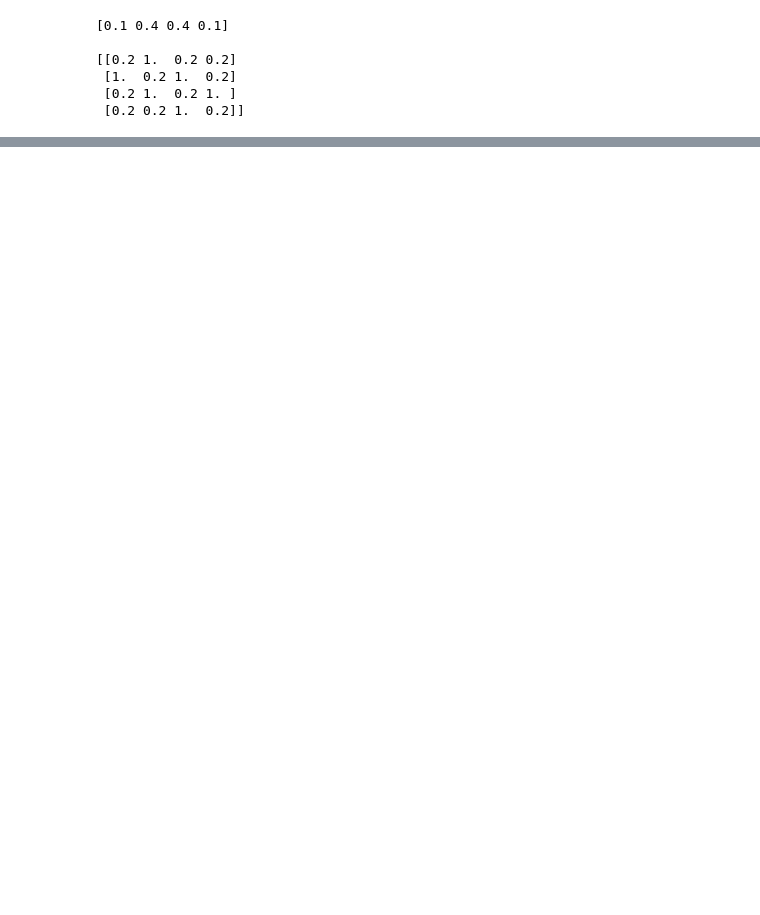
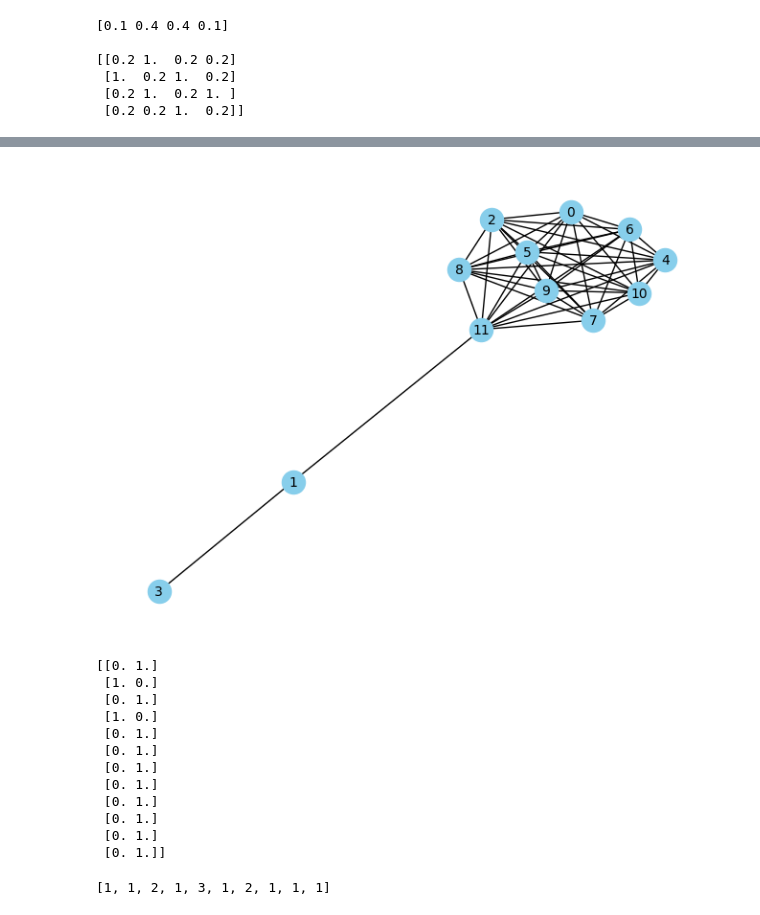
Before and after one commit to ElSacho/Mixture4graph, a Jupyter notebook: main.ipynb, the cells around one changed output, grey strips where cells are left out. Drawn from its saved outputs; the diff is of its cells as text; code cells hidden in the pictures; blank space fills up the shorter version.

```diff
--- a/main.ipynb
+++ b/main.ipynb
@@ -189,3 +224,29 @@ tau
 
 [[0 1]
  [1 0]]
+# %%
+n_vertices = 12
+pi = np.array([[1,0.1],[0.1,1]])
+priors = np.array([0.2,0.8])
+
+graph, tau = generate_and_give_tau(n_vertices, pi , priors)
+show_graph(graph)
+print(tau)
+# %% [output]
+[figure, added]
+[[0. 1.]
+ [1. 0.]
+ [0. 1.]
+ [1. 0.]
+ [0. 1.]
+ [0. 1.]
+ [0. 1.]
+ [0. 1.]
+ [0. 1.]
+ [0. 1.]
+ [0. 1.]
+ [0. 1.]]
+# %%
+print(tau)
+# %% [output]
+[1, 1, 2, 1, 3, 1, 2, 1, 1, 1]
```
Also changed, not shown: parts of 15 cells of this notebook, 3 other files.
